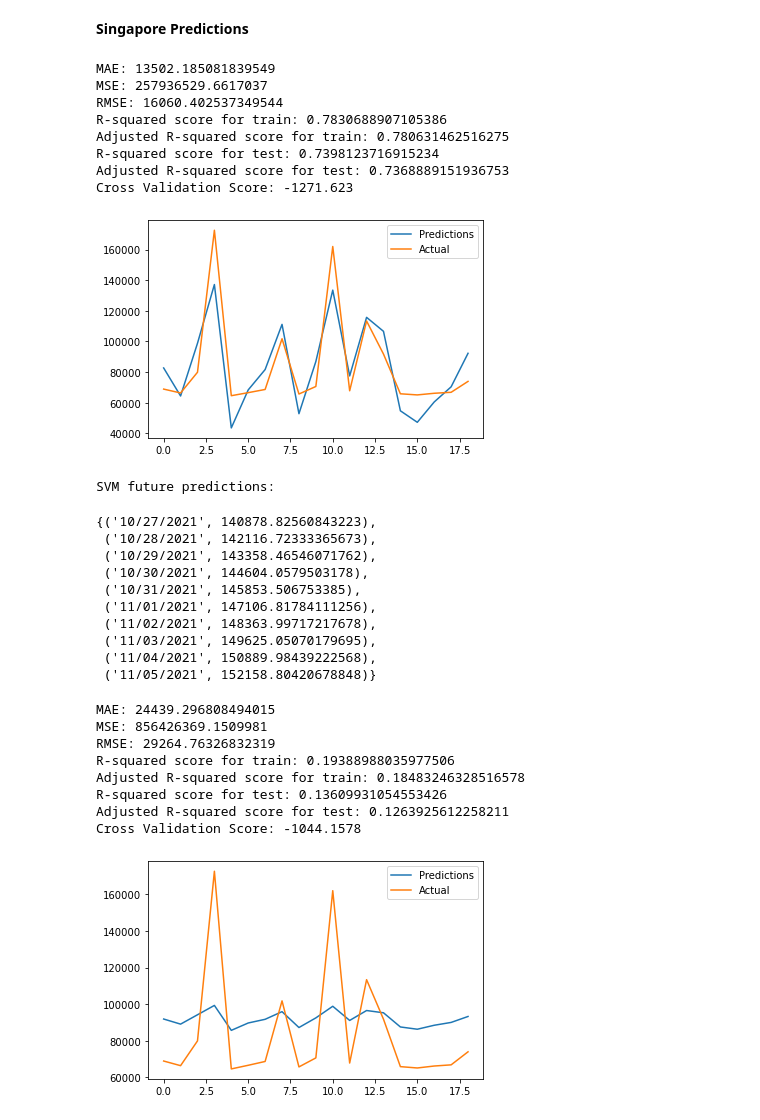
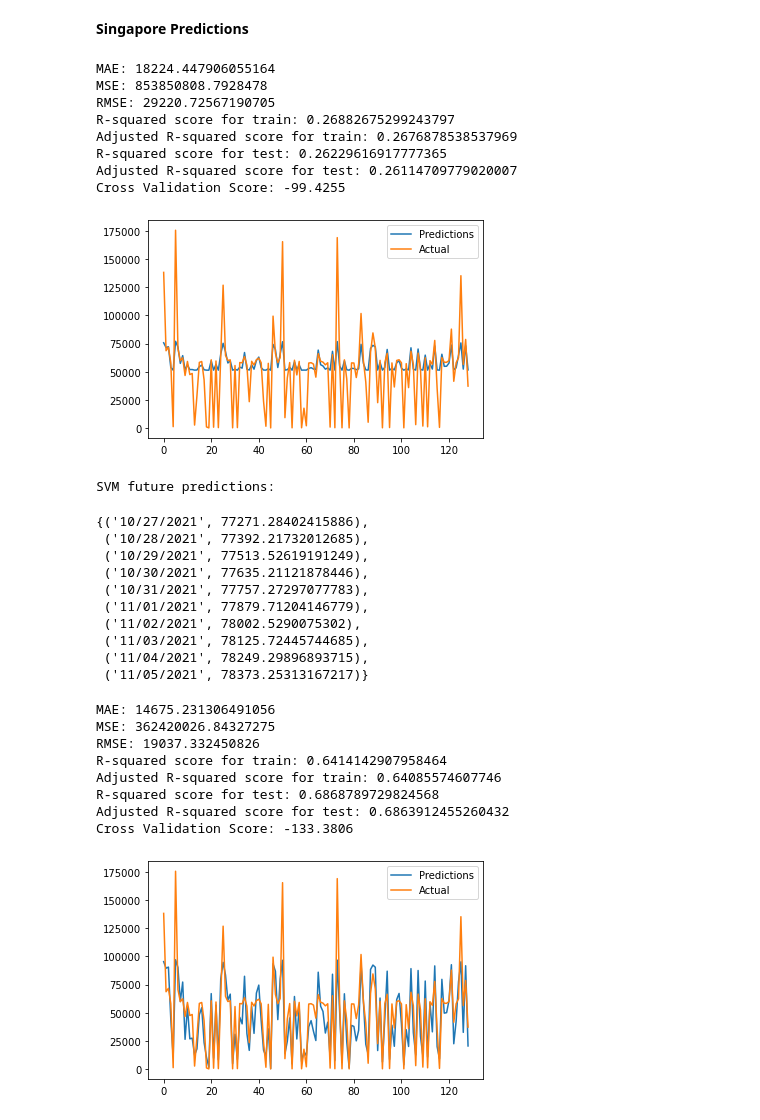
Before and after one commit to dvh549/Data_Mining, a Jupyter notebook: Covid-19 SVM & Linear Regression.ipynb, the cells around one changed output. Cells and saved outputs as stored; diff of their text form; code cells hidden in the pictures.

```diff
--- a/Covid-19 SVM & Linear Regression.ipynb
+++ b/Covid-19 SVM & Linear Regression.ipynb
@@ -616,6 +611,7 @@ start = datetime.date(2021, 1, 1)
 today = datetime.date.today()
 diff = today - start
 days_to_skip = future_forecast[-1][0] - (100 or diff.days)
-X_train_sg_confirmed, X_test_sg_confirmed, y_train_sg_confirmed, y_test_sg_confirmed = train_test_split(days_since_1_22[days_to_skip:], singapore_cases[days_to_skip:], test_size=0.20, random_state=42)
+# X_train_sg_confirmed, X_test_sg_confirmed, y_train_sg_confirmed, y_test_sg_confirmed = train_test_split(days_since_1_22[days_to_skip:], singapore_cases[days_to_skip:], test_size=0.20, random_state=42)
+X_train_sg_confirmed, X_test_sg_confirmed, y_train_sg_confirmed, y_test_sg_confirmed = train_test_split(days_since_1_22, singapore_cases, test_size=0.20, random_state=42)
 # %%
 # play arnd with the below
@@ -633,8 +626,10 @@ svm_sg_test_pred = svm_sg_confirmed.predict(X_test_sg_confirmed)
 plt.plot(svm_sg_test_pred, label="Predictions")
 plt.plot(y_test_sg_confirmed, label="Actual")
 plt.legend(loc="best")
-train_adjusted_r2 = 1 - (1-svm_sg_confirmed.score(X_train_sg_confirmed, y_train_sg_confirmed)) * (len(singapore_cases[days_to_skip:])-1)/(len(singapore_cases[days_to_skip:])-days_since_1_22[days_to_skip:].shape[1]-1)
-test_adjusted_r2 = 1 - (1-svm_sg_confirmed.score(X_test_sg_confirmed, y_test_sg_confirmed)) * (len(singapore_cases[days_to_skip:])-1)/(len(singapore_cases[days_to_skip:])-days_since_1_22[days_to_skip:].shape[1]-1)
+# train_adjusted_r2 = 1 - (1-svm_sg_confirmed.score(X_train_sg_confirmed, y_train_sg_confirmed)) * (len(singapore_cases[days_to_skip:])-1)/(len(singapore_cases[days_to_skip:])-days_since_1_22[days_to_skip:].shape[1]-1)
+# test_adjusted_r2 = 1 - (1-svm_sg_confirmed.score(X_test_sg_confirmed, y_test_sg_confirmed)) * (len(singapore_cases[days_to_skip:])-1)/(len(singapore_cases[days_to_skip:])-days_since_1_22[days_to_skip:].shape[1]-1)
+train_adjusted_r2 = 1 - (1-svm_sg_confirmed.score(X_train_sg_confirmed, y_train_sg_confirmed)) * (len(singapore_cases)-1)/(len(singapore_cases)-days_since_1_22.shape[1]-1)
+test_adjusted_r2 = 1 - (1-svm_sg_confirmed.score(X_test_sg_confirmed, y_test_sg_confirmed)) * (len(singapore_cases)-1)/(len(singapore_cases)-days_since_1_22.shape[1]-1)
 print('MAE:', mean_absolute_error(y_test_sg_confirmed, svm_sg_test_pred))
 print('MSE:', mean_squared_error(y_test_sg_confirmed, svm_sg_test_pred))
 print('RMSE:', np.sqrt(mean_squared_error(y_test_sg_confirmed, svm_sg_test_pred)))
@@ -642,17 +637,18 @@ print('R-squared score for train:', svm_sg_confirmed.score(X_train_sg_confirmed,
 print('Adjusted R-squared score for train:', train_adjusted_r2)
 print('R-squared score for test:', svm_sg_confirmed.score(X_test_sg_confirmed, y_test_sg_confirmed))
 print('Adjusted R-squared score for test:', test_adjusted_r2)
-print('Cross Validation Score:', round(np.mean(cross_val_score(svm_sg_confirmed, days_since_1_22[days_to_skip:], singapore_cases[days_to_skip:].ravel(), cv=5)), 4))
+# print('Cross Validation Score:', round(np.mean(cross_val_score(svm_sg_confirmed, days_since_1_22[days_to_skip:], singapore_cases[days_to_skip:].ravel(), cv=5)), 4))
+print('Cross Validation Score:', round(np.mean(cross_val_score(svm_sg_confirmed, days_since_1_22, singapore_cases.ravel(), cv=5)), 4))
 # %% [output]
-MAE: 13502.185081839549
-MSE: 257936529.6617037
-RMSE: 16060.402537349544
-R-squared score for train: 0.7830688907105386
-Adjusted R-squared score for train: 0.780631462516275
-R-squared score for test: 0.7398123716915234
-Adjusted R-squared score for test: 0.7368889151936753
-Cross Validation Score: -1271.623
+MAE: 18224.447906055164
+MSE: 853850808.7928478
+RMSE: 29220.72567190705
+R-squared score for train: 0.26882675299243797
+Adjusted R-squared score for train: 0.2676878538537969
+R-squared score for test: 0.26229616917777365
+Adjusted R-squared score for test: 0.26114709779020007
+Cross Validation Score: -99.4255
-[figure, old version]
+[figure, new version]
 # %%
 # Predictions for the next 10 days using SVM
 
@@ -660,16 +656,16 @@ print('SVM future predictions:')
 set(zip(future_forecast_dates[-10:], svm_sg_pred[-10:]))
 # %% [output]
 SVM future predictions:
-{('10/27/2021', 140878.82560843223),
- ('10/28/2021', 142116.72333365673),
- ('10/29/2021', 143358.46546071762),
- ('10/30/2021', 144604.0579503178),
- ('10/31/2021', 145853.506753385),
- ('11/01/2021', 147106.81784111256),
- ('11/02/2021', 148363.99717217678),
- ('11/03/2021', 149625.05070179695),
- ('11/04/2021', 150889.98439222568),
- ('11/05/2021', 152158.80420678848)}
+{('10/27/2021', 77271.28402415886),
+ ('10/28/2021', 77392.21732012685),
+ ('10/29/2021', 77513.52619191249),
+ ('10/30/2021', 77635.21121878446),
+ ('10/31/2021', 77757.27297077783),
+ ('11/01/2021', 77879.71204146779),
+ ('11/02/2021', 78002.5290075302),
+ ('11/03/2021', 78125.72445744685),
+ ('11/04/2021', 78249.29896893715),
+ ('11/05/2021', 78373.25313167217)}
 # %%
 # Using Linear regression model to make predictions
 
@@ -680,27 +676,30 @@ linear_pred_sg = linear_model_sg.predict(future_forecast)
 # %%
 plt.plot(test_linear_pred_sg, label="Predictions")
 plt.plot(y_test_sg_confirmed, label="Actual")
 plt.legend(loc="best")
-train_adjusted_r2 = 1 - (1-linear_model_sg.score(X_train_sg_confirmed, y_train_sg_confirmed)) * (len(singapore_cases[days_to_skip:])-1)/(len(singapore_cases[days_to_skip:])-days_since_1_22[days_to_skip:].shape[1]-1)
-test_adjusted_r2 = 1 - (1-linear_model_sg.score(X_test_sg_confirmed, y_test_sg_confirmed)) * (len(singapore_cases[days_to_skip:])-1)/(len(singapore_cases[days_to_skip:])-days_since_1_22[days_to_skip:].shape[1]-1)
+# train_adjusted_r2 = 1 - (1-linear_model_sg.score(X_train_sg_confirmed, y_train_sg_confirmed)) * (len(singapore_cases[days_to_skip:])-1)/(len(singapore_cases[days_to_skip:])-days_since_1_22[days_to_skip:].shape[1]-1)
+# test_adjusted_r2 = 1 - (1-linear_model_sg.score(X_test_sg_confirmed, y_test_sg_confirmed)) * (len(singapore_cases[days_to_skip:])-1)/(len(singapore_cases[days_to_skip:])-days_since_1_22[days_to_skip:].shape[1]-1)
+train_adjusted_r2 = 1 - (1-linear_model_sg.score(X_train_sg_confirmed, y_train_sg_confirmed)) * (len(singapore_cases)-1)/(len(singapore_cases)-days_since_1_22.shape[1]-1)
+test_adjusted_r2 = 1 - (1-linear_model_sg.score(X_test_sg_confirmed, y_test_sg_confirmed)) * (len(singapore_cases)-1)/(len(singapore_cases)-days_since_1_22.shape[1]-1)
 print('MAE:', mean_absolute_error(y_test_sg_confirmed, test_linear_pred_sg))
 print('MSE:', mean_squared_error(y_test_sg_confirmed, test_linear_pred_sg))
 print('RMSE:', np.sqrt(mean_squared_error(y_test_sg_confirmed, test_linear_pred_sg)))
 print('R-squared score for train:', linear_model_sg.score(X_train_sg_confirmed, y_train_sg_confirmed))
 print('Adjusted R-squared score for train:', train_adjusted_r2)
 print('R-squared score for test:', linear_model_sg.score(X_test_sg_confirmed, y_test_sg_confirmed))
 print('Adjusted R-squared score for test:', test_adjusted_r2)
-print('Cross Validation Score:', round(np.mean(cross_val_score(linear_model_sg, days_since_1_22[days_to_skip:], singapore_cases[days_to_skip:], cv=5)), 4))
+# print('Cross Validation Score:', round(np.mean(cross_val_score(linear_model_sg, days_since_1_22[days_to_skip:], singapore_cases[days_to_skip:], cv=5)), 4))
+print('Cross Validation Score:', round(np.mean(cross_val_score(linear_model_sg, days_since_1_22, singapore_cases, cv=5)), 4))
 # %% [output]
-MAE: 24439.296808494015
-MSE: 856426369.1509981
-RMSE: 29264.76326832319
-R-squared score for train: 0.19388988035977506
-Adjusted R-squared score for train: 0.18483246328516578
-R-squared score for test: 0.13609931054553426
-Adjusted R-squared score for test: 0.1263925612258211
-Cross Validation Score: -1044.1578
+MAE: 14675.231306491056
+MSE: 362420026.84327275
+RMSE: 19037.332450826
+R-squared score for train: 0.6414142907958464
+Adjusted R-squared score for train: 0.64085574607746
+R-squared score for test: 0.6868789729824568
+Adjusted R-squared score for test: 0.6863912455260432
+Cross Validation Score: -133.3806
-[figure, old version]
+[figure, new version]
 # %%
 # Predictions for the next 10 days using Linear Regression
 
```
Also changed, not shown: parts of 10 cells of this notebook.
